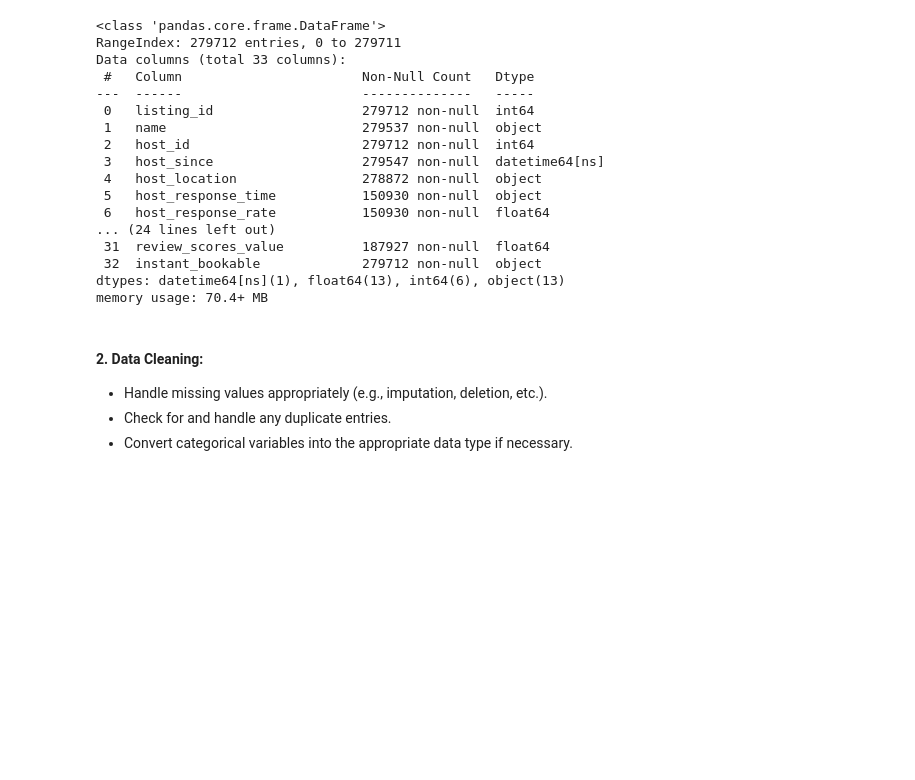
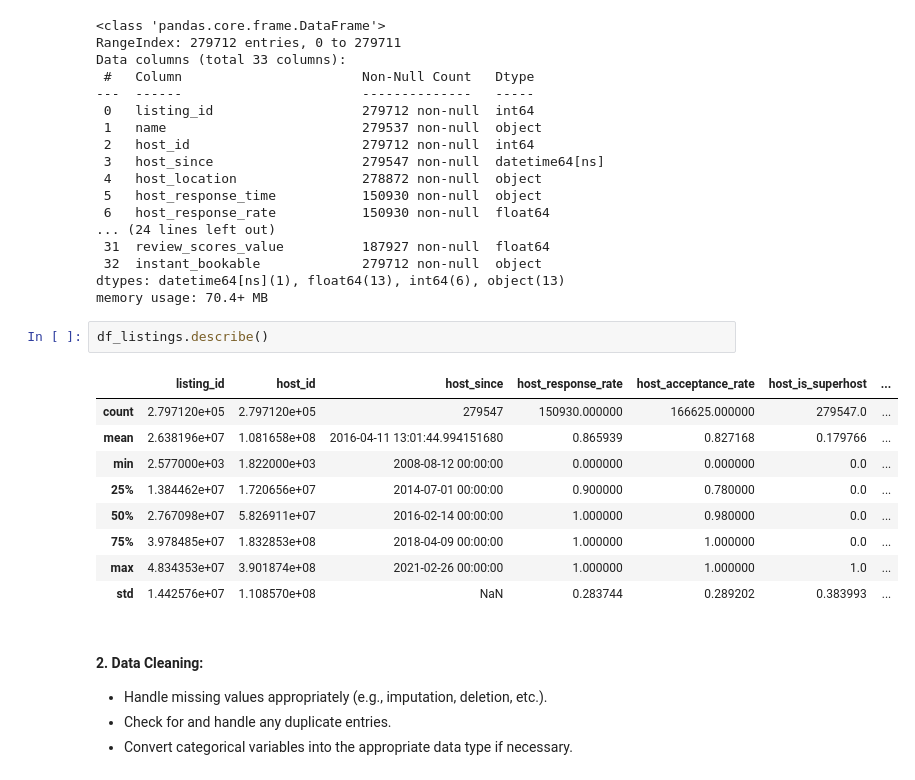
Before and after one commit to AbdullahAlrebdi/week3_project, a Jupyter notebook: main.ipynb, the cells around one changed output. Cells and saved outputs as stored; diff of their text form; blank space fills up the shorter version.

```diff
--- a/main.ipynb
+++ b/main.ipynb
@@ -115,6 +115,18 @@ Data columns (total 33 columns):
  32  instant_bookable             279712 non-null  object
 dtypes: datetime64[ns](1), float64(13), int64(6), object(13)
 memory usage: 70.4+ MB
+# %%
+df_listings.describe()
+# %% [output]
+|  | listing_id | host_id | host_since | host_response_rate | host_acceptance_rate | host_is_superhost | ... |
+| count | 2.797120e+05 | 2.797120e+05 | 279547 | 150930.000000 | 166625.000000 | 279547.0 | ... |
+| mean | 2.638196e+07 | 1.081658e+08 | 2016-04-11 13:01:44.994151680 | 0.865939 | 0.827168 | 0.179766 | ... |
+| min | 2.577000e+03 | 1.822000e+03 | 2008-08-12 00:00:00 | 0.000000 | 0.000000 | 0.0 | ... |
+| 25% | 1.384462e+07 | 1.720656e+07 | 2014-07-01 00:00:00 | 0.900000 | 0.780000 | 0.0 | ... |
+| 50% | 2.767098e+07 | 5.826911e+07 | 2016-02-14 00:00:00 | 1.000000 | 0.980000 | 0.0 | ... |
+| 75% | 3.978485e+07 | 1.832853e+08 | 2018-04-09 00:00:00 | 1.000000 | 1.000000 | 0.0 | ... |
+| max | 4.834353e+07 | 3.901874e+08 | 2021-02-26 00:00:00 | 1.000000 | 1.000000 | 1.0 | ... |
+| std | 1.442576e+07 | 1.108570e+08 | NaN | 0.283744 | 0.289202 | 0.383993 | ... |
 # %% [markdown]
 #### 2. Data Cleaning:
 - Handle missing values appropriately (e.g., imputation, deletion, etc.).
```
Also changed, not shown: parts of 5 cells of this notebook.
